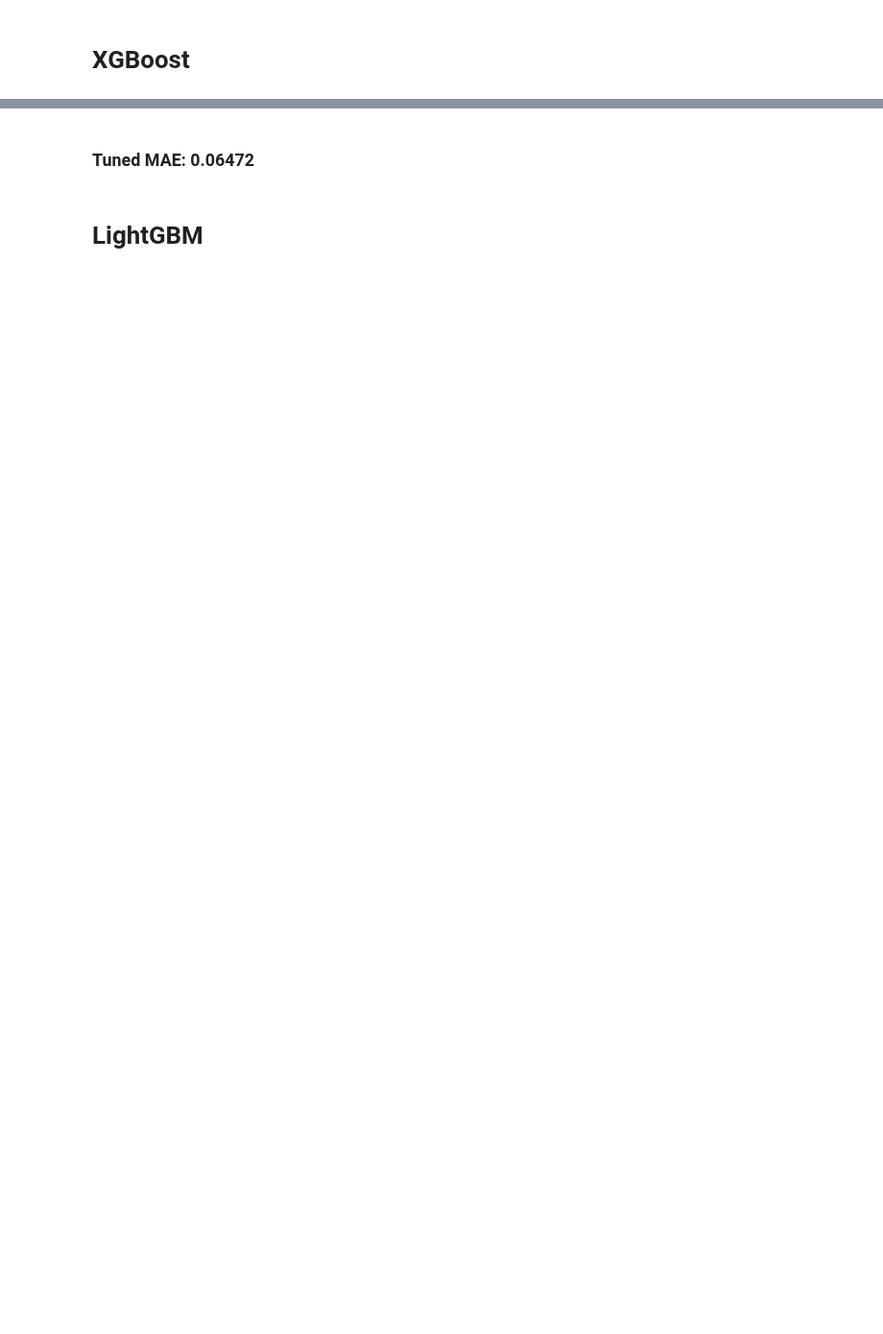
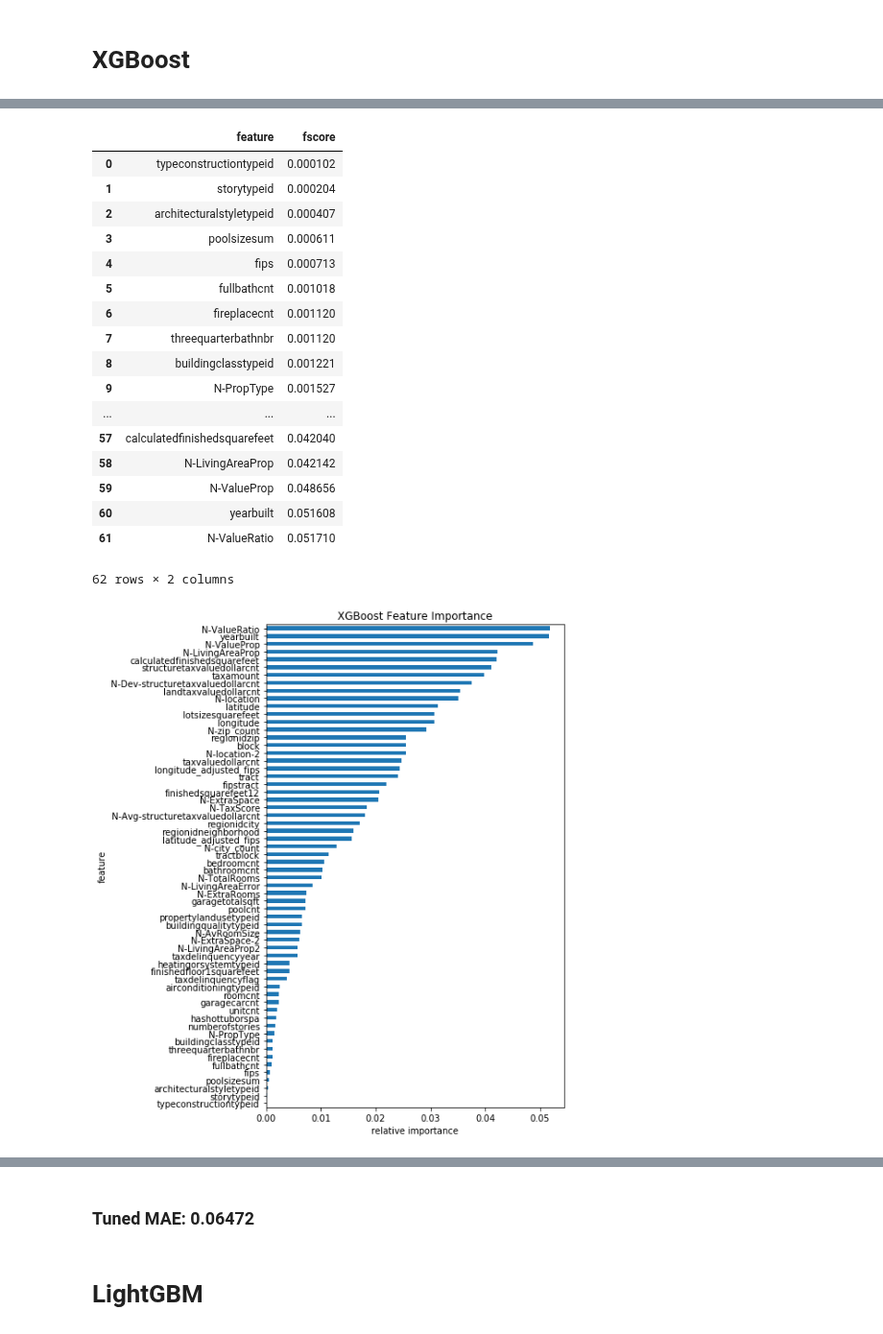
Before and after one commit to ibratface/dl_projects, a Jupyter notebook: zillow.ipynb, the cells around one changed output, grey strips where cells are left out. Shown at 96% size. Drawn from its saved outputs; the diff is of its cells as text; code cells hidden in the pictures; blank space fills up the shorter version.

```diff
--- a/zillow.ipynb
+++ b/zillow.ipynb
@@ -140,0 +585,22 @@ plt.plot(range(len(evals_result['train']['mae'])), evals_result['train']['mae'])
+# %%
+show_importance(clf)
+# %% [output]
+|  | feature | fscore |
+| 0 | typeconstructiontypeid | 0.000102 |
+| 1 | storytypeid | 0.000204 |
+| 2 | architecturalstyletypeid | 0.000407 |
+| 3 | poolsizesum | 0.000611 |
+| 4 | fips | 0.000713 |
+| 5 | fullbathcnt | 0.001018 |
+| 6 | fireplacecnt | 0.001120 |
+| 7 | threequarterbathnbr | 0.001120 |
+| 8 | buildingclasstypeid | 0.001221 |
+| 9 | N-PropType | 0.001527 |
+| ... | ... | ... |
+| 57 | calculatedfinishedsquarefeet | 0.042040 |
+| 58 | N-LivingAreaProp | 0.042142 |
+| 59 | N-ValueProp | 0.048656 |
+| 60 | yearbuilt | 0.051608 |
+| 61 | N-ValueRatio | 0.051710 |
+62 rows × 2 columns
+[figure, added]
```
Also changed, not shown: parts of 121 cells of this notebook, 1 other file.
